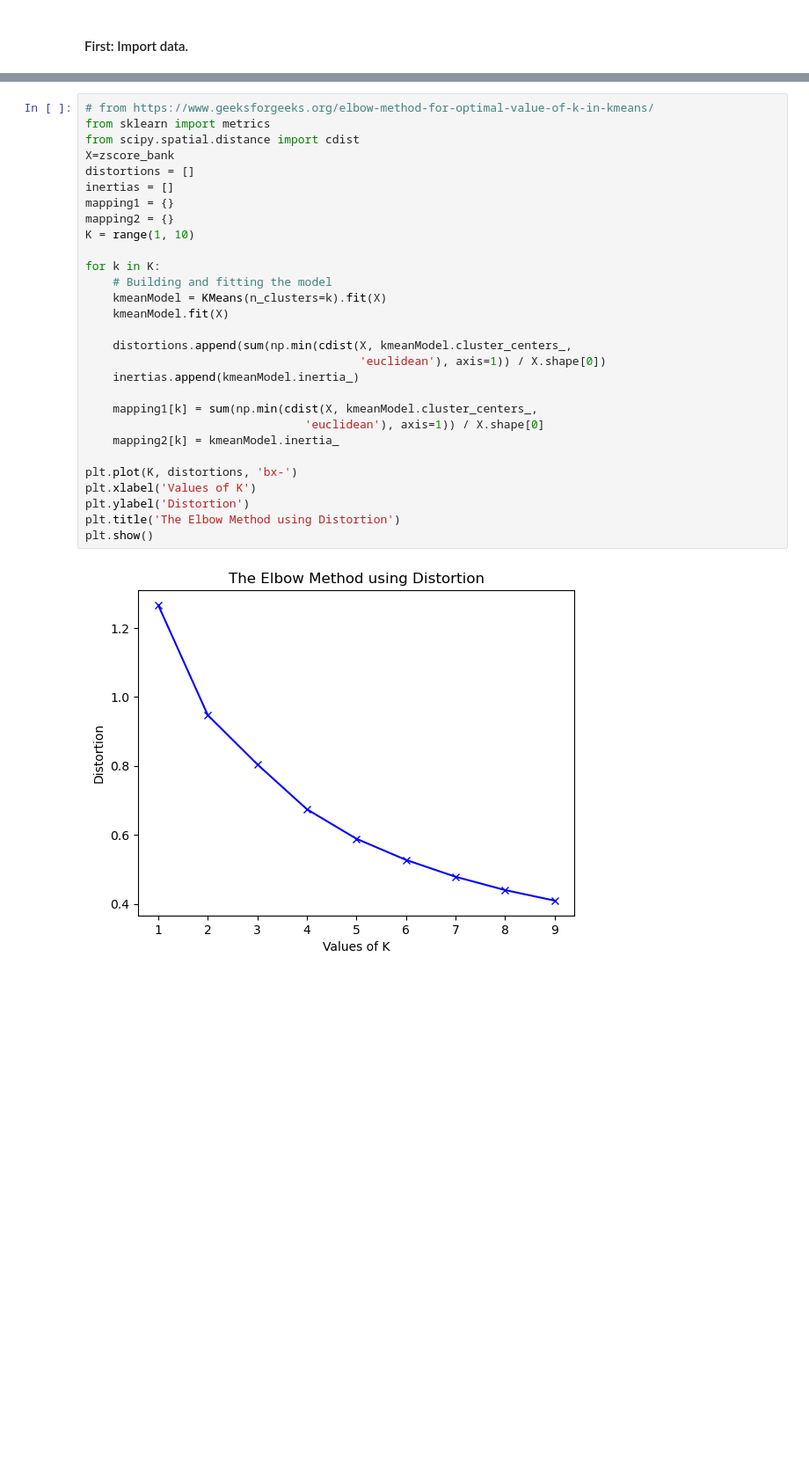
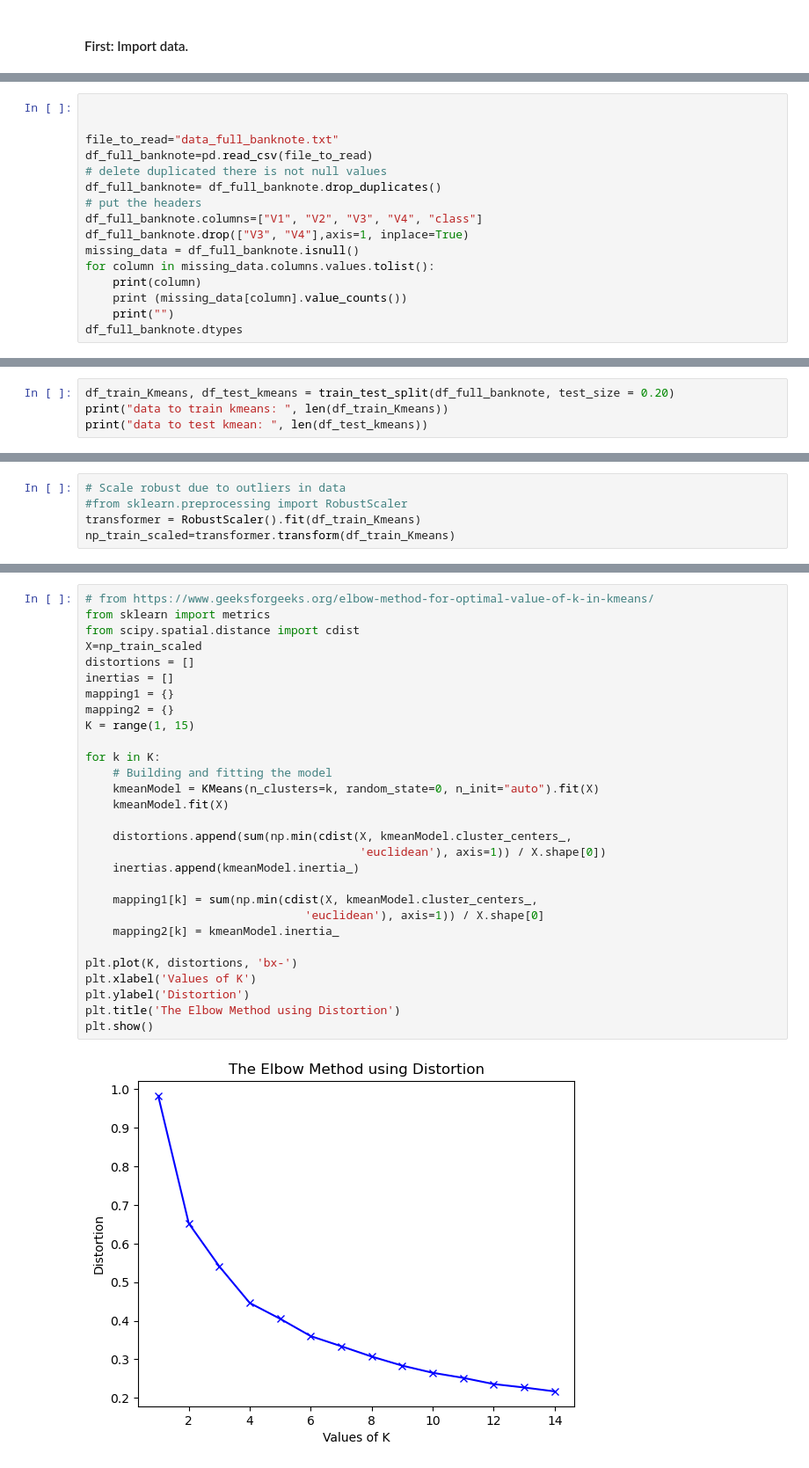
Before and after one commit to irenediaz1974/Portfolio2023, a Jupyter notebook: KMeans_Notebook/kmeans_banknote.ipynb, the cells around one changed output, grey strips where cells are left out. Shown: that part at 88% size. Saved outputs shown, nothing was run; the diff lists cells and outputs as text; blank space fills up the shorter version.

```diff
--- a/KMeans_Notebook/kmeans_banknote.ipynb
+++ b/KMeans_Notebook/kmeans_banknote.ipynb
@@ -60,0 +19,16 @@ zscore_bank=stats.zscore(values)
+# %%
+
+
+file_to_read="data_full_banknote.txt"
+df_full_banknote=pd.read_csv(file_to_read)
+# delete duplicated there is not null values
+df_full_banknote= df_full_banknote.drop_duplicates()
+# put the headers
+df_full_banknote.columns=["V1", "V2", "V3", "V4", "class"]
+df_full_banknote.drop(["V3", "V4"],axis=1, inplace=True)
+missing_data = df_full_banknote.isnull()
+for column in missing_data.columns.values.tolist():
+    print(column)
+    print (missing_data[column].value_counts())
+    print("")
+df_full_banknote.dtypes
@@ -60,0 +53,4 @@ zscore_bank=stats.zscore(values)
+# %%
+df_train_Kmeans, df_test_kmeans = train_test_split(df_full_banknote, test_size = 0.20)
+print("data to train kmeans: ", len(df_train_Kmeans))
+print("data to test kmean: ", len(df_test_kmeans))
@@ -60,0 +62,5 @@ zscore_bank=stats.zscore(values)
+# %%
+# Scale robust due to outliers in data
+#from sklearn.preprocessing import RobustScaler
+transformer = RobustScaler().fit(df_train_Kmeans)
+np_train_scaled=transformer.transform(df_train_Kmeans)
@@ -61,31 +165,31 @@ zscore_bank=stats.zscore(values)
 # %%
 # from https://www.geeksforgeeks.org/elbow-method-for-optimal-value-of-k-in-kmeans/
 from sklearn import metrics
 from scipy.spatial.distance import cdist
-X=zscore_bank
+X=np_train_scaled
 distortions = []
 inertias = []
 mapping1 = {}
 mapping2 = {}
-K = range(1, 10)
+K = range(1, 15)
 
 for k in K:
 	# Building and fitting the model
-	kmeanModel = KMeans(n_clusters=k).fit(X)
+	kmeanModel = KMeans(n_clusters=k, random_state=0, n_init="auto").fit(X)
 	kmeanModel.fit(X)
 
 	distortions.append(sum(np.min(cdist(X, kmeanModel.cluster_centers_,
 										'euclidean'), axis=1)) / X.shape[0])
 	inertias.append(kmeanModel.inertia_)
 
 	mapping1[k] = sum(np.min(cdist(X, kmeanModel.cluster_centers_,
 								'euclidean'), axis=1)) / X.shape[0]
 	mapping2[k] = kmeanModel.inertia_
 
 plt.plot(K, distortions, 'bx-')
 plt.xlabel('Values of K')
 plt.ylabel('Distortion')
 plt.title('The Elbow Method using Distortion')
 plt.show()
 # %% [output]
-[figure, old version]
+[figure, new version]
```
Also changed, not shown: parts of 27 cells of this notebook, 2 other files.
